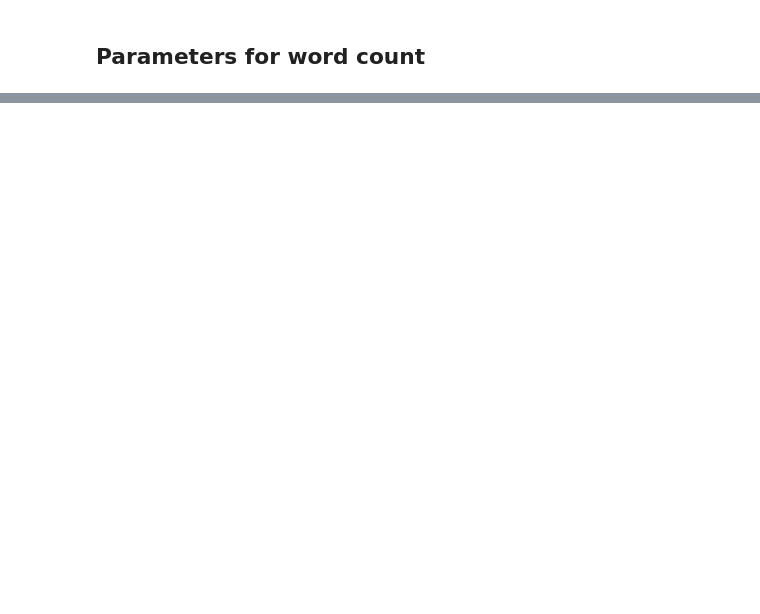
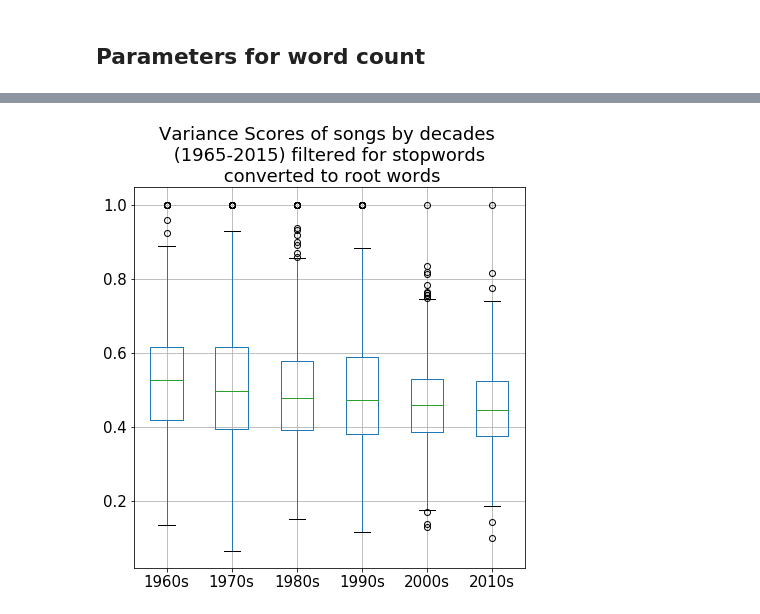
Before and after one commit to jilimm/DH_FinalProject, a Jupyter notebook: DataExploration.ipynb, the cells around one changed output, grey strips where cells are left out. Drawn from its saved outputs; the diff is of its cells as text; code cells hidden in the pictures; blank space fills up the shorter version.

```diff
--- a/DataExploration.ipynb
+++ b/DataExploration.ipynb
@@ -489,0 +147,4 @@ got
+# %%
+slist =[]
+for x in data['Filtered Lyrics']:
+    slist.extend(x)
@@ -489,0 +199,8 @@ got
+# %%
+# plot 60s to 2010s -->
+word_count_by_decade={}
+for i in range(6):
+    song = data.loc[data['Year'].between(1960+i*10,1969+i*10,inclusive=True)]
+    decade = 1960 + i*10
+    count = word_count(song,50,str(decade)+'s')
+    word_count_by_decade[decade] = count
@@ -489,0 +224,16 @@ got
+# %%
+variance_boxplot = {}
+for i in range(6):
+    variance_scores = data.loc[data['Year'].between(1960+i*10,1969+i*10,inclusive=True)]
+    decade = 1960 + i*10
+    title = str(decade)+'s'
+    variance_boxplot[title] = variance_scores['Variance']
+    #display(variance_scores.head())
+
+variance_boxplot_df = pd.DataFrame(variance_boxplot)
+# adjust size of image
+plt.figure(figsize=(7,7))
+#adjust font size
+plt.rcParams.update({'font.size': 15})
+plt.title('Variance Scores of songs by decades \n (1965-2015) filtered for stopwords')
+box_plot = variance_boxplot_df.boxplot()
@@ -489,0 +242,18 @@ got
+# %%
+variance_root_boxplot = {}
+for i in range(6):
+    variance_scores = data.loc[data['Year'].between(1960+i*10,1969+i*10,inclusive=True)]
+    decade = 1960 + i*10
+    title = str(decade)+'s'
+    variance_root_boxplot[title] = variance_scores['Variance Root']
+    #display(variance_scores.head())
+
+variance_root_boxplot_df = pd.DataFrame(variance_root_boxplot)
+# adjust size of image
+plt.figure(figsize=(7,7))
+#adjust font size
+plt.rcParams.update({'font.size': 15})
+plt.title('Variance Scores of songs by decades \n (1965-2015) filtered for stopwords \n converted to root words')
+box_plot = variance_root_boxplot_df.boxplot()
+# %% [output]
+[figure, added]
```
Also changed, not shown: parts of 64 cells of this notebook.
